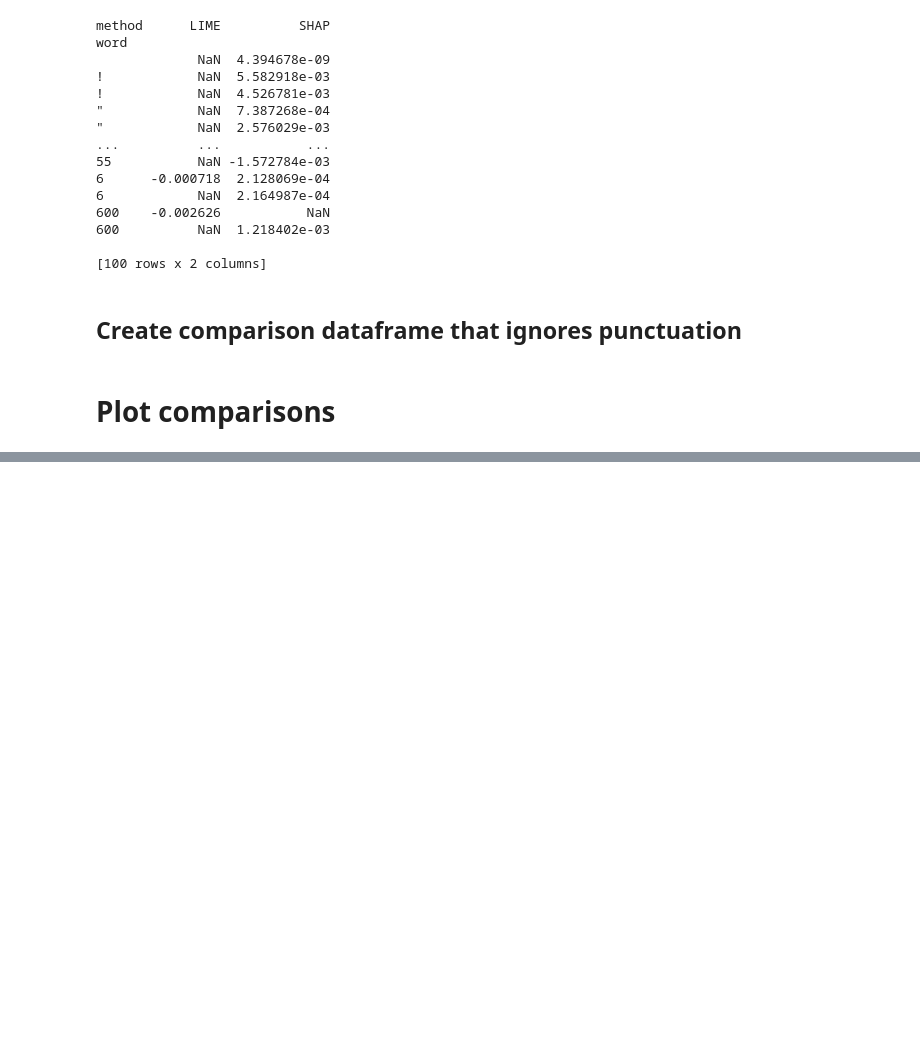
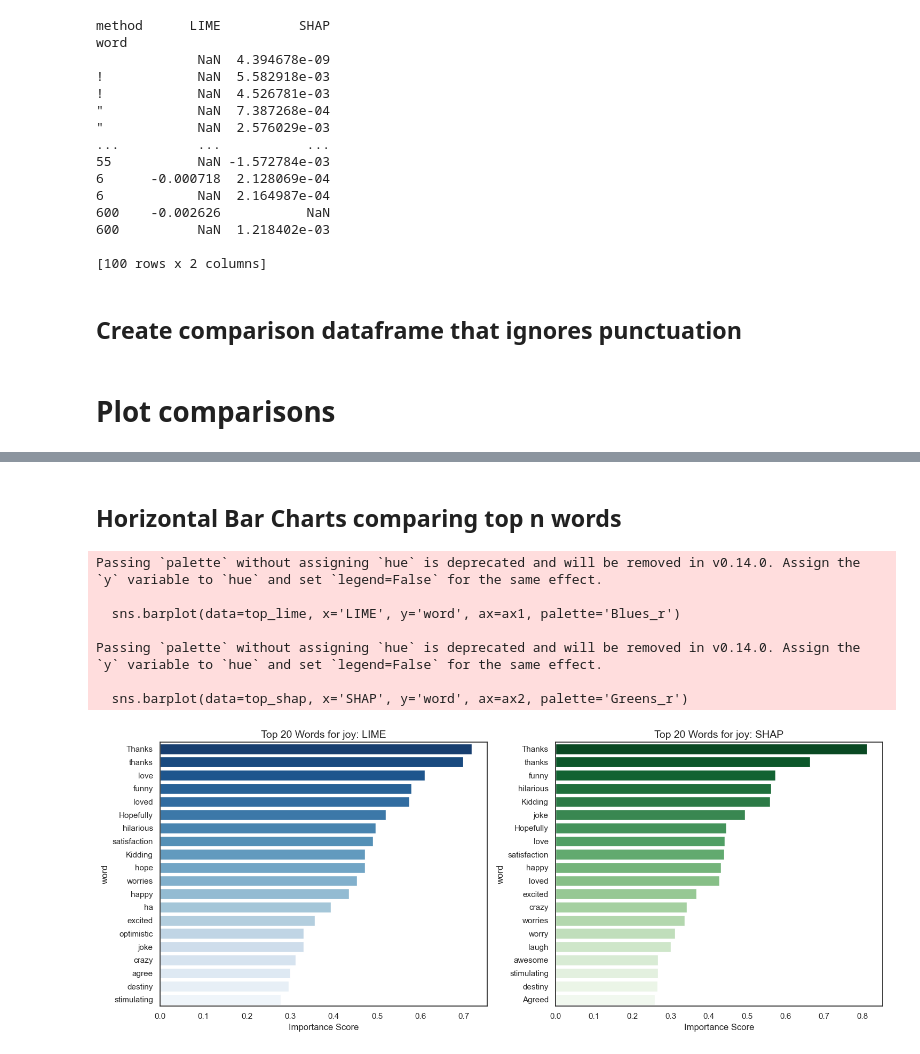
Before and after one commit to BERTsBagels/IMCS3020U_Project_EmotionClassification_Interpretability, a Jupyter notebook: notebooks/comparison_analysis.ipynb, the cells around one changed output, grey strips where cells are left out. Drawn from its saved outputs; the diff is of its cells as text; code cells hidden in the pictures; blank space fills up the shorter version.

```diff
--- a/notebooks/comparison_analysis.ipynb
+++ b/notebooks/comparison_analysis.ipynb
@@ -161,0 +164,29 @@ plt.show()
+# %% [markdown]
+## Horizontal Bar Charts comparing top n words
+# %%
+top_n = 20
+
+top_lime = plot_df.sort_values('LIME', ascending=False).head(top_n)
+top_shap = plot_df.sort_values('SHAP', ascending=False).head(top_n)
+
+fig, (ax1, ax2) = plt.subplots(1, 2, figsize=(15,6), sharey=False)
+
+sns.barplot(data=top_lime, x='LIME', y='word', ax=ax1, palette='Blues_r')
+ax1.set_title(f"Top {top_n} Words for {label_str}: LIME", fontsize=14)
+ax1.set_xlabel("Importance Score")
+
+sns.barplot(data=top_shap, x='SHAP', y='word', ax=ax2, palette='Greens_r')
+ax2.set_title(f"Top {top_n} Words for {label_str}: SHAP", fontsize=14)
+ax2.set_xlabel("Importance Score")
+
+plt.tight_layout()
+plt.show()
+# %% [output]
+Passing `palette` without assigning `hue` is deprecated and will be removed in v0.14.0. Assign the `y` variable to `hue` and set `legend=False` for the same effect.
+
+  sns.barplot(data=top_lime, x='LIME', y='word', ax=ax1, palette='Blues_r')
+
+Passing `palette` without assigning `hue` is deprecated and will be removed in v0.14.0. Assign the `y` variable to `hue` and set `legend=False` for the same effect.
+
+  sns.barplot(data=top_shap, x='SHAP', y='word', ax=ax2, palette='Greens_r')
+[figure, added]
```
Also changed, not shown: parts of 2 cells of this notebook, 1 other file.
